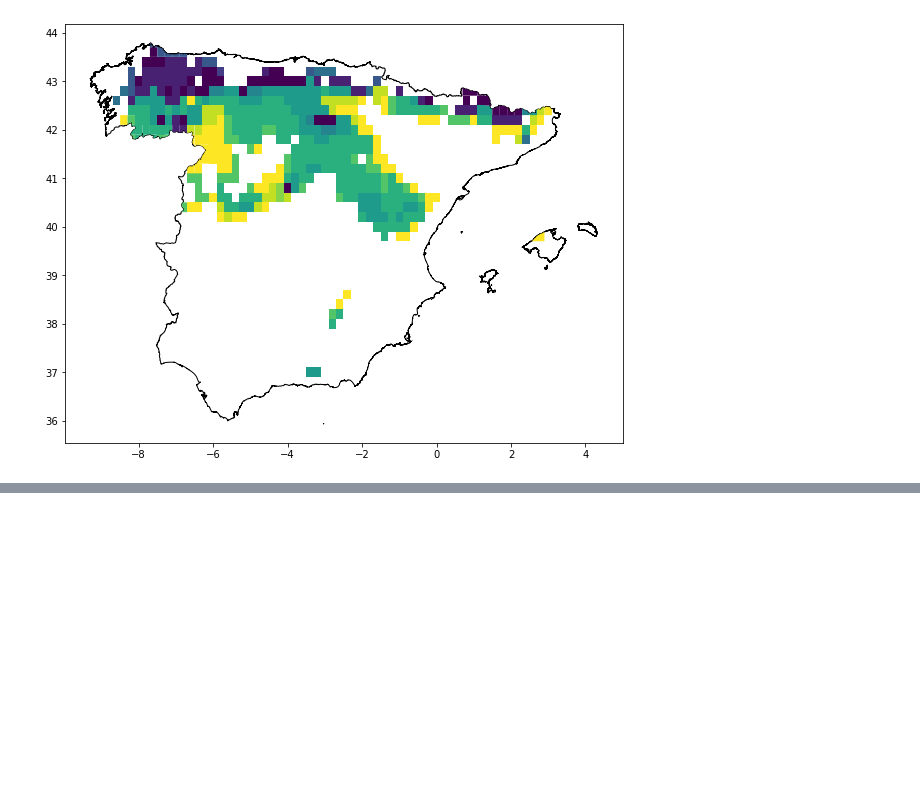
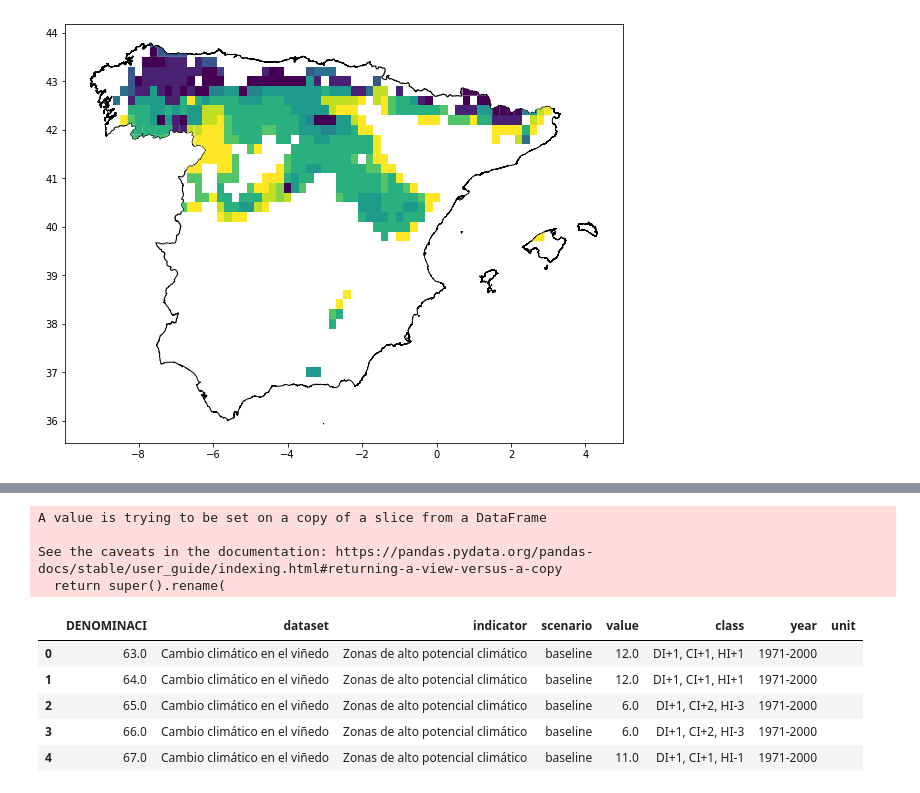
Before and after one commit to Vizzuality/ecf-agricultural-climate-impact, a Jupyter notebook: data/notebooks/Lab/08_Datos_Viñedo.ipynb, the cells around one changed output, grey strips where cells are left out. Saved outputs shown, nothing was run; the diff lists cells and outputs as text; code cells hidden in the pictures; blank space fills up the shorter version.

```diff
--- a/data/notebooks/Lab/08_Datos_Viñedo.ipynb
+++ b/data/notebooks/Lab/08_Datos_Viñedo.ipynb
@@ -498,0 +526,4 @@ gdf_zone.plot(ax=ax, column='MEDIA')
+# %%
+df_zone = gdf_zone[['DENOMINACI', 'N1971_2000_class','N1971_2000', 'rcp85_class', 'rcp85', 'rcp45_class', 'rcp45']]
+df_zone.rename(columns={'N1971_2000_class': 'baseline_class', 'N1971_2000': 'baseline'}, inplace=True)
+df_zone.head()
@@ -498,0 +541,24 @@ gdf_zone.plot(ax=ax, column='MEDIA')
+# %%
+df_zone_value = df_zone[['DENOMINACI', 'baseline', 'rcp85', 'rcp45']]
+df_zone_value = df_zone_value.melt(id_vars = 'DENOMINACI', var_name='scenario', value_name = "value")
+df_zone_class = df_zone[['DENOMINACI', 'baseline_class', 'rcp85_class', 'rcp45_class']]
+df_zone_class.rename(columns={'baseline_class': 'baseline', 'rcp85_class': 'rcp85', 'rcp45_class': 'rcp45'}, inplace=True)
+df_zone_class = df_zone_class.melt(id_vars = 'DENOMINACI', var_name='scenario', value_name = "class")
+df_zone_new = pd.merge(df_zone_value, df_zone_class.drop(columns=['DENOMINACI', 'scenario']), how ='left', left_index=True, right_index=True)
+df_zone_new['dataset'] = 'Cambio climático en el viñedo'
+df_zone_new['indicator'] = 'Zonas de alto potencial climático'
+df_zone_new['year'] = ['1971-2000']*len(df_zone)+['2021-2050']*len(df_zone)*2
+df_zone_new['unit'] = ''
+df_zone_new = df_zone_new[['DENOMINACI', 'dataset', 'indicator', 'scenario', 'value', 'class', 'year', 'unit']]
+df_zone_new.head()
+# %% [output]
+A value is trying to be set on a copy of a slice from a DataFrame
+
+See the caveats in the documentation: https://pandas.pydata.org/pandas-docs/stable/user_guide/indexing.html#returning-a-view-versus-a-copy
+  return super().rename(
+|  | DENOMINACI | dataset | indicator | scenario | value | class | year | unit |
+| 0 | 63.0 | Cambio climático en el viñedo | Zonas de alto potencial climático | baseline | 12.0 | DI+1, CI+1, HI+1 | 1971-2000 |  |
+| 1 | 64.0 | Cambio climático en el viñedo | Zonas de alto potencial climático | baseline | 12.0 | DI+1, CI+1, HI+1 | 1971-2000 |  |
+| 2 | 65.0 | Cambio climático en el viñedo | Zonas de alto potencial climático | baseline | 6.0 | DI+1, CI+2, HI-3 | 1971-2000 |  |
+| 3 | 66.0 | Cambio climático en el viñedo | Zonas de alto potencial climático | baseline | 6.0 | DI+1, CI+2, HI-3 | 1971-2000 |  |
+| 4 | 67.0 | Cambio climático en el viñedo | Zonas de alto potencial climático | baseline | 11.0 | DI+1, CI+1, HI-1 | 1971-2000 |  |
```
Also changed, not shown: parts of 14 cells of this notebook.
